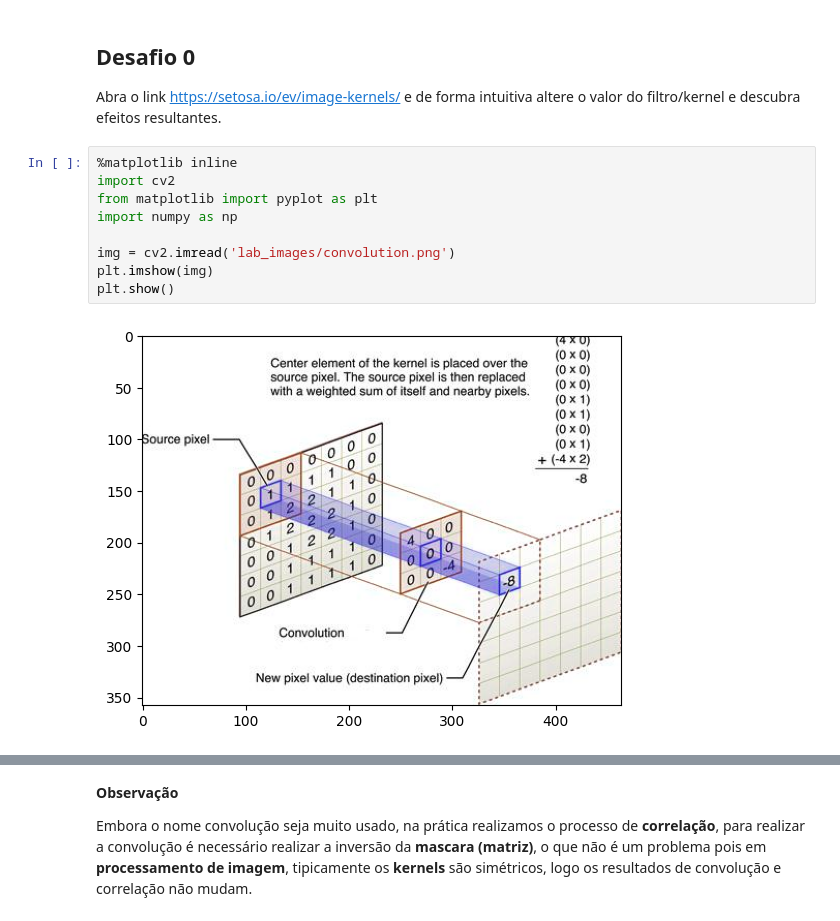
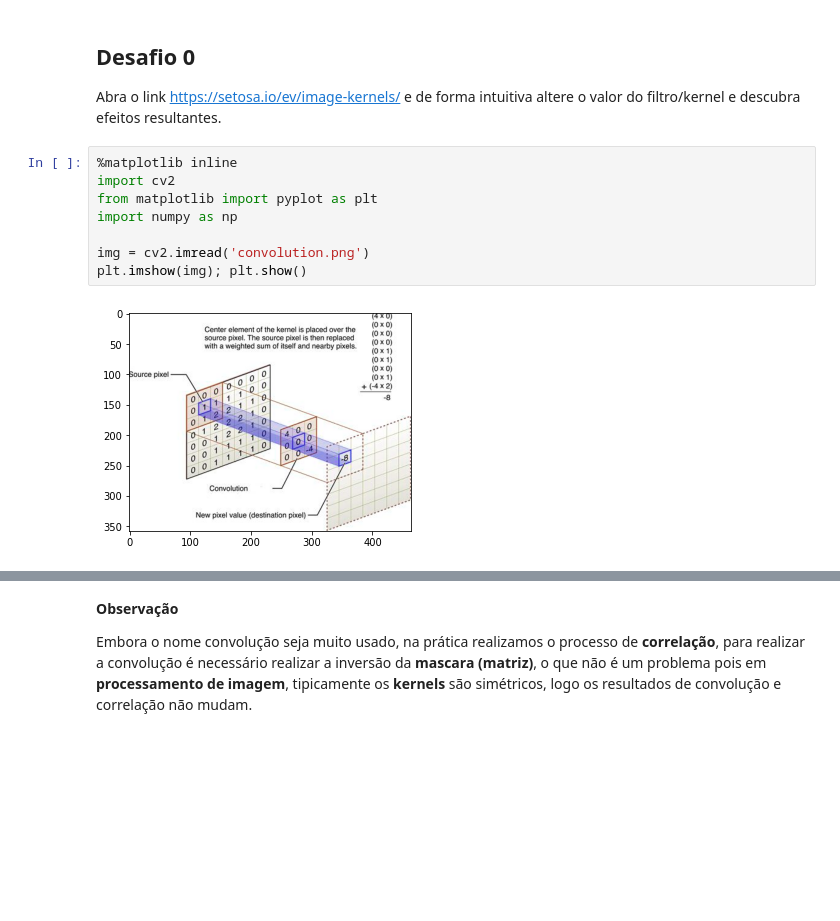
Before and after one commit to matpazikas/Apostila_CognitiveComputing, a Jupyter notebook: material/aulas/PDI/lab04/Filtros_de_Convolução.ipynb, the cells around one changed output, grey strips where cells are left out. Drawn from its saved outputs; the diff is of its cells as text; blank space fills up the shorter version.

```diff
--- a/material/aulas/PDI/lab04/Filtros_de_Convolução.ipynb
+++ b/material/aulas/PDI/lab04/Filtros_de_Convolução.ipynb
@@ -73,14 +73,13 @@ Abra o link [https://setosa.io/ev/image-kernels/](https://setosa.io/ev/image-ker
 # %%
 %matplotlib inline
 import cv2
 from matplotlib import pyplot as plt
 import numpy as np
 
-img = cv2.imread('lab_images/convolution.png')
-plt.imshow(img)
-plt.show()
+img = cv2.imread('convolution.png')
+plt.imshow(img); plt.show()
 # %% [output]
-[figure, old version]
+[figure, new version]
 # %%
 from IPython.display import Image
 Image(open('same_padding_no_strides.gif','rb').read())
```
Also changed, not shown: parts of 5 cells of this notebook.
